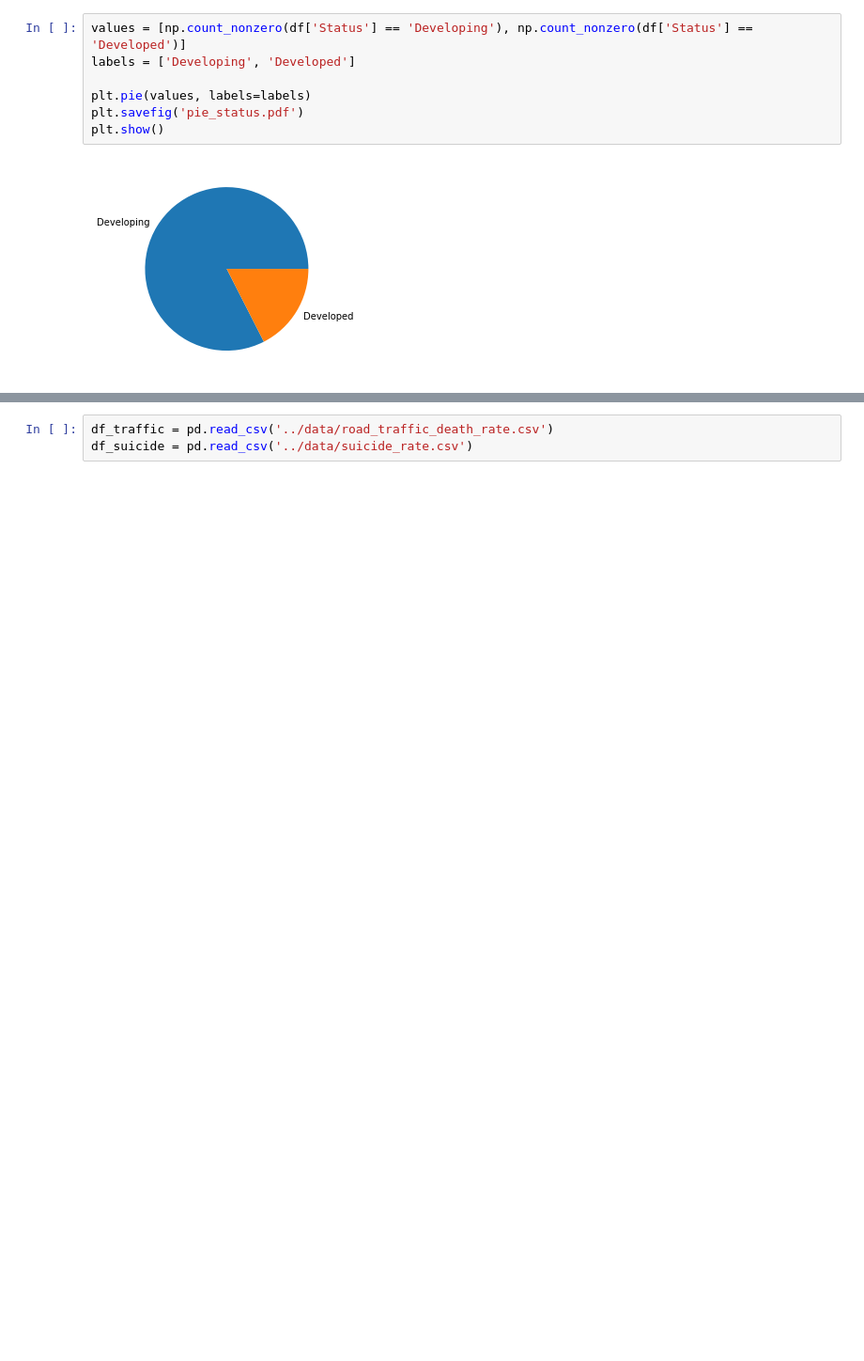
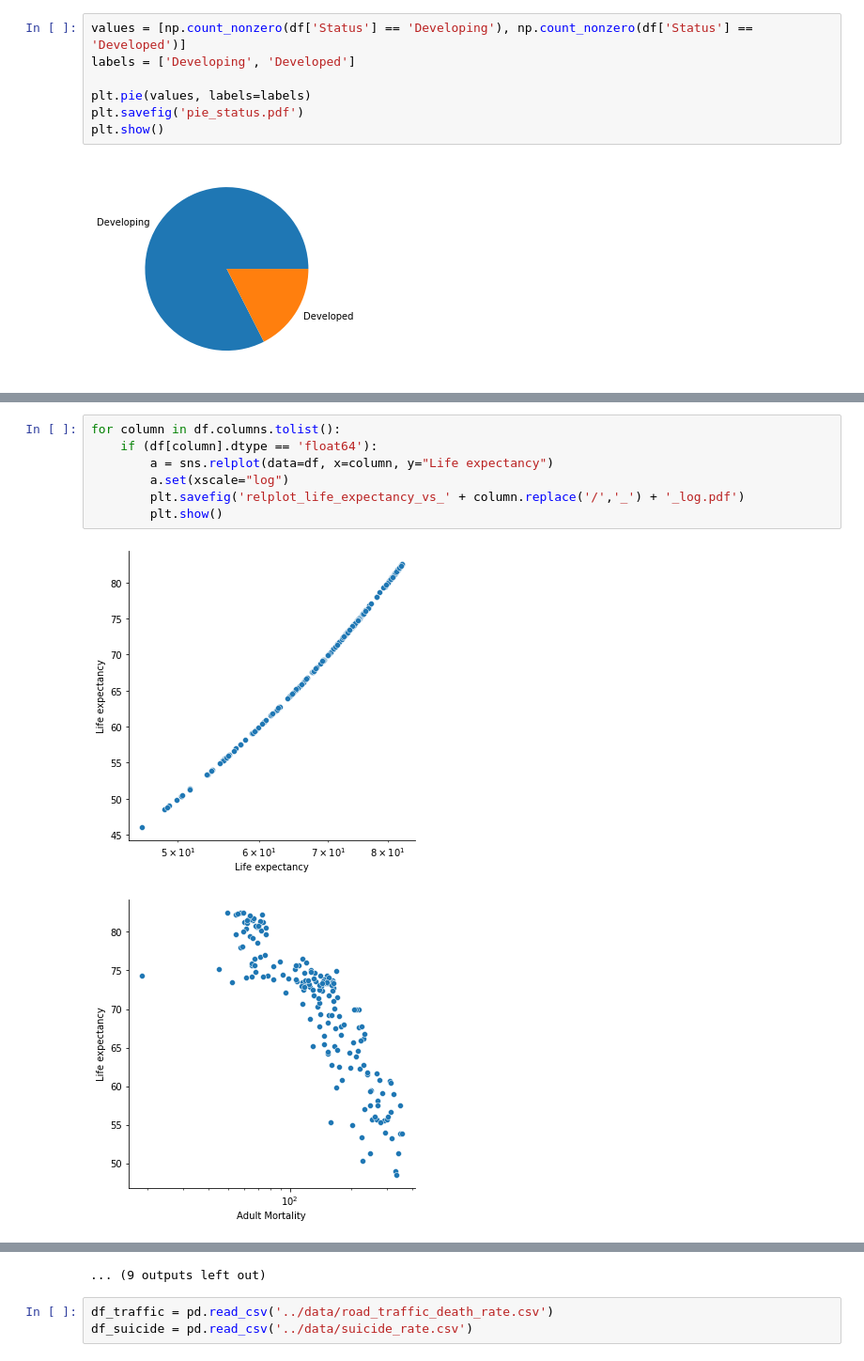
Before and after one commit to iglosiggio/metnum-tp3, a Jupyter notebook: notebooks/analisis_exploratorio_de_datos.ipynb, the cells around one changed output, grey strips where cells are left out. Shown at 94% size. Drawn from its saved outputs; the diff is of its cells as text; blank space fills up the shorter version.

```diff
--- a/notebooks/analisis_exploratorio_de_datos.ipynb
+++ b/notebooks/analisis_exploratorio_de_datos.ipynb
@@ -168,0 +169,10 @@ for column in df.columns.tolist():
+# %%
+for column in df.columns.tolist():
+    if (df[column].dtype == 'float64'):
+        a = sns.relplot(data=df, x=column, y="Life expectancy")
+        a.set(xscale="log")
+        plt.savefig('relplot_life_expectancy_vs_' + column.replace('/','_') + '_log.pdf')
+        plt.show()
+# %% [output]
+[figure, added]
+[figure, added]
@@ -169,3 +189,4 @@ for column in df.columns.tolist():
+... (9 outputs left out)
 # %%
 df_traffic = pd.read_csv('../data/road_traffic_death_rate.csv')
 df_suicide = pd.read_csv('../data/suicide_rate.csv')
```
Also changed, not shown: parts of 8 cells of this notebook.
